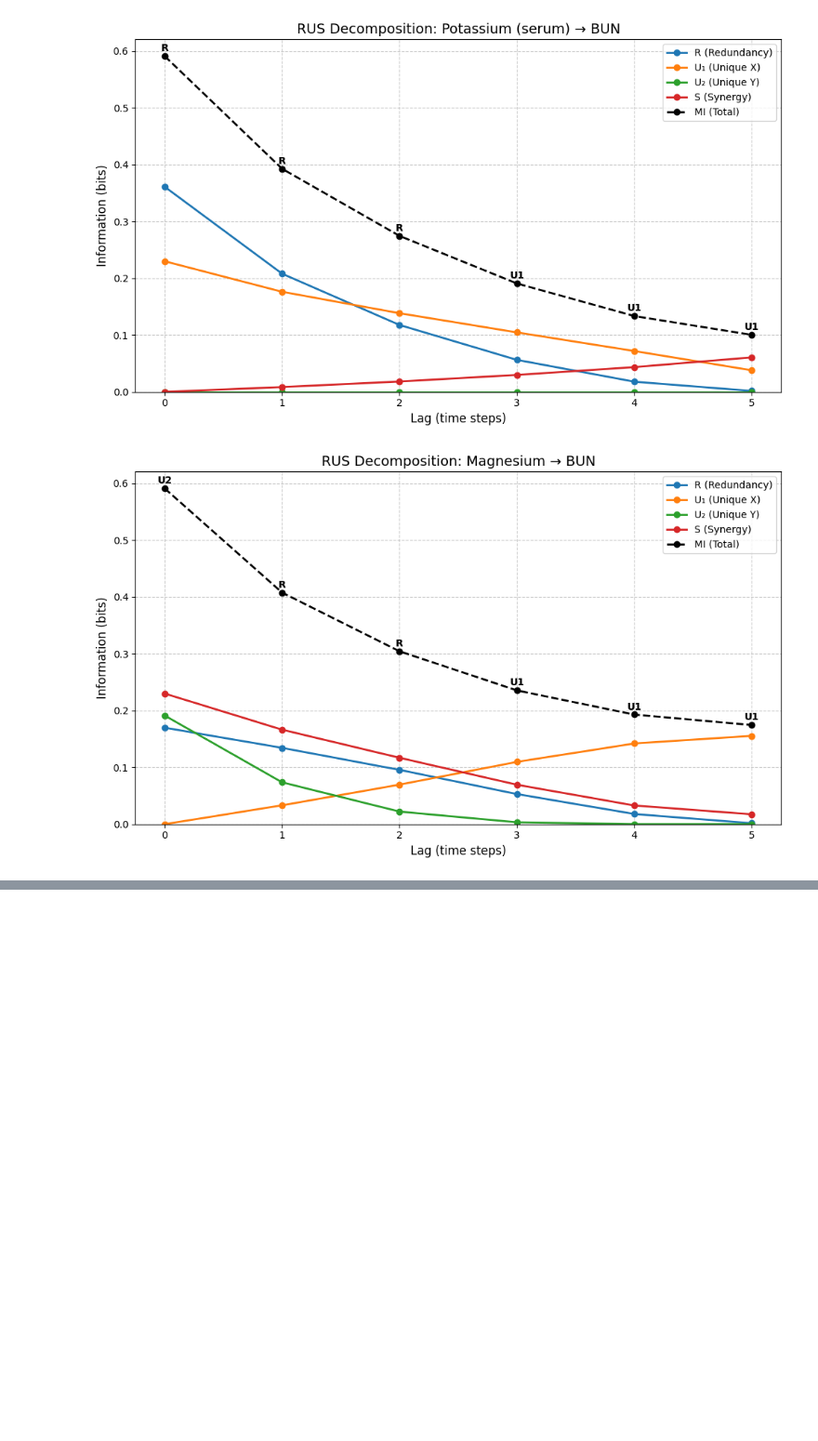
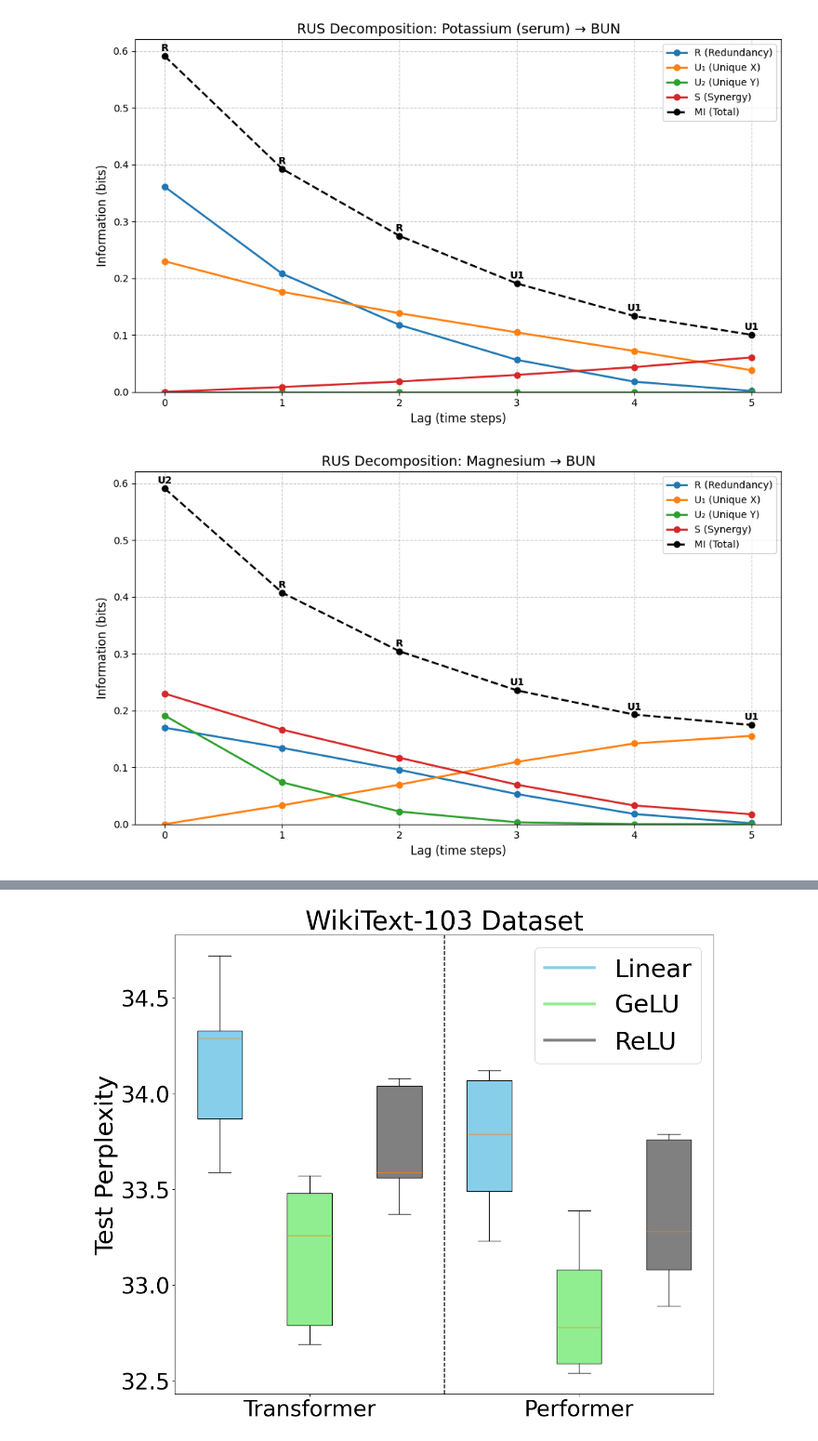
Before and after one commit to aaronhan223/dami, a Jupyter notebook: src/analyze_mimiciv_rus.ipynb, the cells around one changed output, grey strips where cells are left out. Shown at 93% size. Drawn from its saved outputs; the diff is of its cells as text; code cells hidden in the pictures; blank space fills up the shorter version.

```diff
--- a/src/analyze_mimiciv_rus.ipynb
+++ b/src/analyze_mimiciv_rus.ipynb
@@ -344,0 +412,66 @@ plt.show()
+# %%
+transformer = {
+    'Linear': [34.29, 34.33, 33.87, 33.59, 34.72],
+    'GeLU': [33.48, 33.26, 32.69, 33.57, 32.79],
+    'ReLU': [34.08, 33.59, 33.37, 34.04, 33.56]
+}
+
+performer = {
+    'Linear': [33.49, 34.07, 34.12, 33.79, 33.23],
+    'GeLU': [32.54, 33.39, 33.08, 32.59, 32.78],
+    'ReLU': [33.79, 32.89, 33.08, 33.76, 33.28]
+}
+
+# Combine data
+data = [
+    transformer['Linear'], transformer['GeLU'], transformer['ReLU'],
+    performer['Linear'], performer['GeLU'], performer['ReLU']
+]
+
+# Plot configuration
+fig, ax = plt.subplots(figsize=(14, 12))
+
+# Create box plot
+box = ax.boxplot(
+    data,
+    patch_artist=True,
+    labels=[
+        'Transformer', 'Transformer', 'Transformer',
+        'Performer', 'Performer', 'Performer'
+    ]
+)
+
+# Define colors
+colors = ['skyblue', 'lightgreen', 'gray'] * 2
+
+# Apply colors
+for patch, color in zip(box['boxes'], colors):
+    patch.set_facecolor(color)
+
+# Add vertical dashed line to separate groups
+ax.axvline(x=3.5, color='black', linestyle='--')
+
+# Set labels and title
+ax.set_ylabel('Test Perplexity', fontsize=36)
+ax.set_title('WikiText-103 Dataset', fontsize=38)
+
+# Customize tick sizes
+ax.tick_params(axis='x', labelsize=32)
+ax.tick_params(axis='y', labelsize=32)
+
+# Set x-ticks
+ax.set_xticks([2, 5])
+ax.set_xticklabels(['Transformer', 'Performer'], fontsize=32)
+
+# Add legend with specified font size
+handles = [
+    plt.Line2D([0], [0], color='skyblue', lw=4),
+    plt.Line2D([0], [0], color='lightgreen', lw=4),
+    plt.Line2D([0], [0], color='gray', lw=4),
+]
+ax.legend(handles, ['Linear', 'GeLU', 'ReLU'], loc='upper right', fontsize=36)
+
+# Display the plot
+plt.show()
+# %% [output]
+[figure, added]
```
Also changed, not shown: parts of 1 cell of this notebook, 10 other files.
